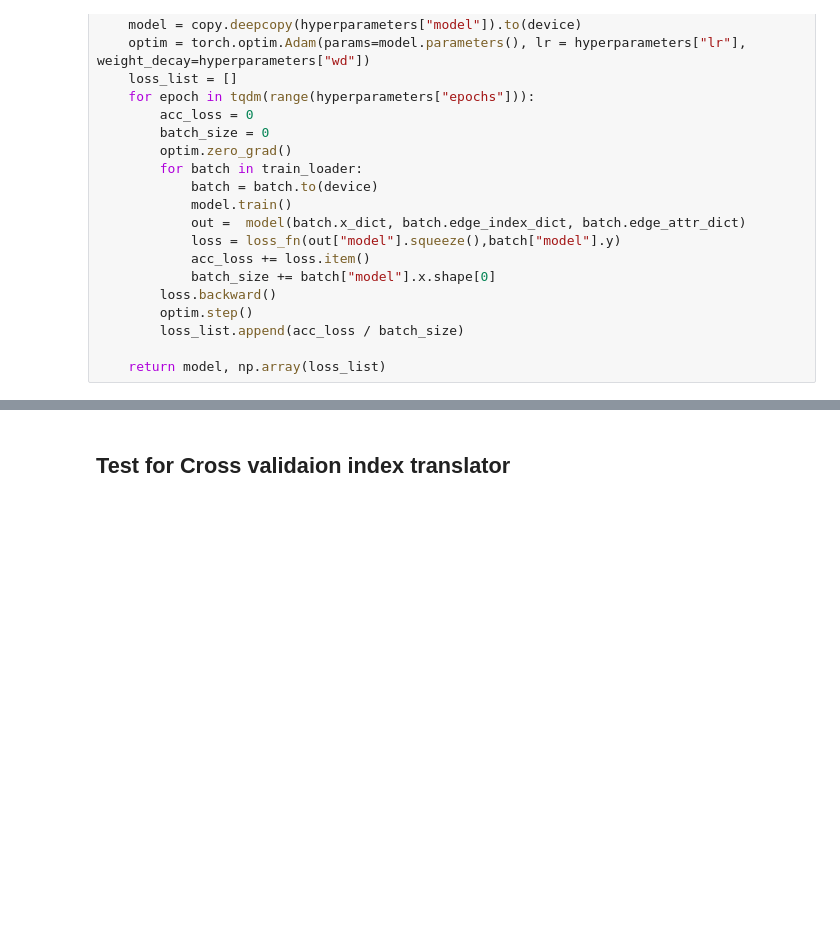
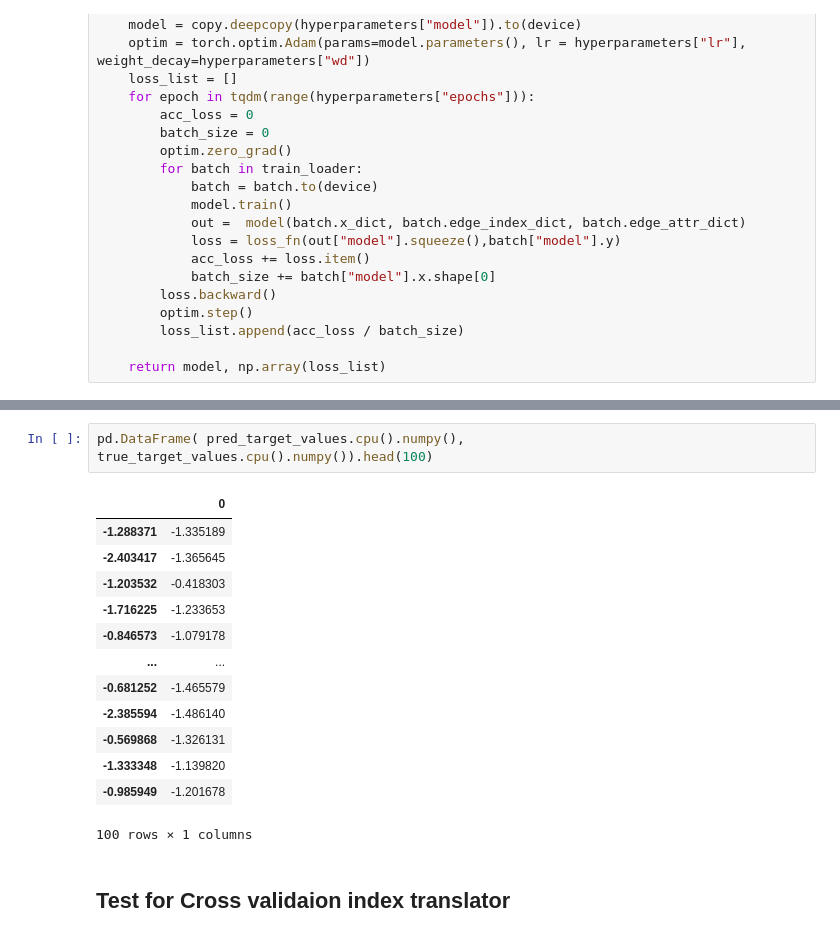
Before and after one commit to danielwalke/drug_efficiency, a Jupyter notebook: StandardAnalysis.ipynb, the cells around one changed output, grey strips where cells are left out. Saved outputs shown, nothing was run; the diff lists cells and outputs as text; blank space fills up the shorter version.

```diff
--- a/StandardAnalysis.ipynb
+++ b/StandardAnalysis.ipynb
@@ -782,3 +593,19 @@ Train evaluation score after: -0.0104 training.
+# %%
+pd.DataFrame( pred_target_values.cpu().numpy(), true_target_values.cpu().numpy()).head(100)
+# %% [output]
+|  | 0 |
+| -1.288371 | -1.335189 |
+| -2.403417 | -1.365645 |
+| -1.203532 | -0.418303 |
+| -1.716225 | -1.233653 |
+| -0.846573 | -1.079178 |
+| ... | ... |
+| -0.681252 | -1.465579 |
+| -2.385594 | -1.486140 |
+| -0.569868 | -1.326131 |
+| -1.333348 | -1.139820 |
+| -0.985949 | -1.201678 |
+100 rows × 1 columns
 # %% [markdown]
 ## Test for Cross validaion index translator
 # %%
```
Also changed, not shown: parts of 21 cells of this notebook.
